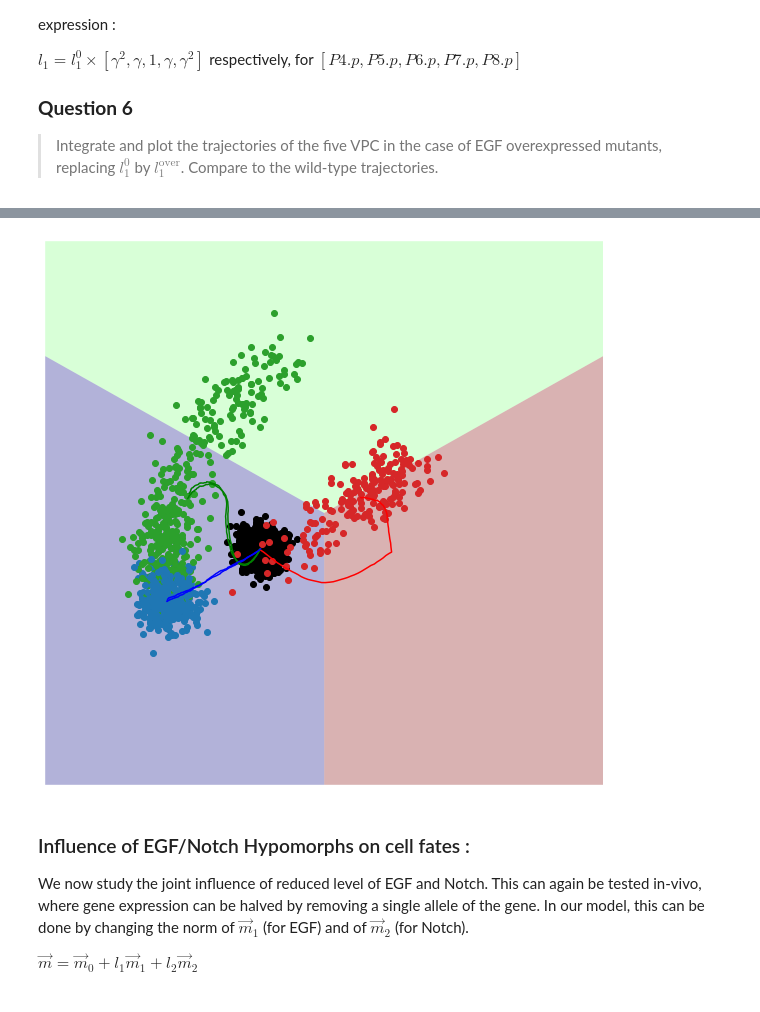
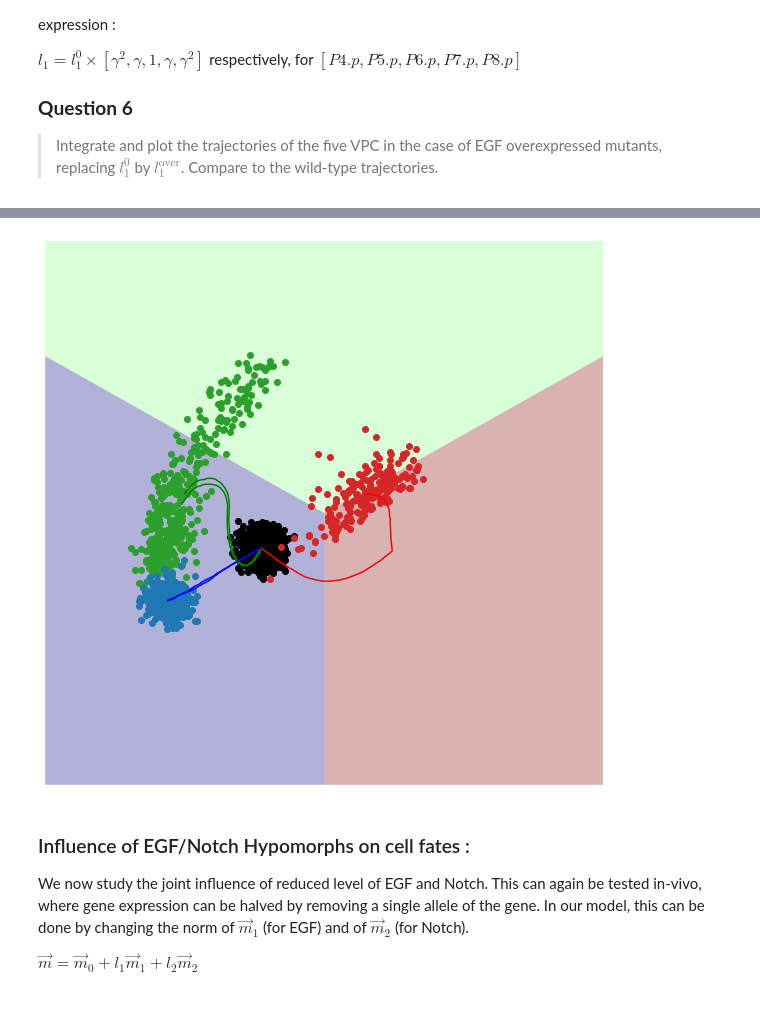
Before and after one commit to hturlier/M2ICFP, a Jupyter notebook: Ichbiah/TD_3-Differentiation/TD_3_Differentiation_correction.ipynb, the cells around one changed output, grey strips where cells are left out. Drawn from its saved outputs; the diff is of its cells as text; code cells hidden in the pictures.

```diff
--- a/Ichbiah/TD_3-Differentiation/TD_3_Differentiation_correction.ipynb
+++ b/Ichbiah/TD_3-Differentiation/TD_3_Differentiation_correction.ipynb
@@ -420,23 +420,23 @@ for i in tqdm(range(nit)):
         l2_p8 = alpha * L2(R8[n-1]) + L2(R7[n-1])
 
         sigma1 = sigmaonefunc(f(R4[n-1])+m0+m1*L1[0]+m2*l2_p4)
-        eta = np.random.normal(0,np.sqrt(4*D*dt),2)
+        eta = np.random.normal(0,np.sqrt(2*D*dt),2)
         R4[n]=R4[n-1]*(1-(dt/tau))+(dt/tau)*(sigma1) + eta
 
         sigma1 = sigmaonefunc(f(R5[n-1])+m0+m1*L1[1]+m2*l2_p5)
-        eta = np.random.normal(0,np.sqrt(4*D*dt),2)
+        eta = np.random.normal(0,np.sqrt(2*D*dt),2)
         R5[n]=R5[n-1]*(1-(dt/tau))+(dt/tau)*(sigma1) + eta
 
         sigma1 = sigmaonefunc(f(R6[n-1])+m0+m1*L1[2]+m2*l2_p6)
-        eta = np.random.normal(0,np.sqrt(4*D*dt),2)
+        eta = np.random.normal(0,np.sqrt(2*D*dt),2)
         R6[n]=R6[n-1]*(1-(dt/tau))+(dt/tau)*(sigma1) + eta
 
         sigma1 = sigmaonefunc(f(R7[n-1])+m0+m1*L1[3]+m2*l2_p7)
-        eta = np.random.normal(0,np.sqrt(4*D*dt),2)
+        eta = np.random.normal(0,np.sqrt(2*D*dt),2)
         R7[n]=R7[n-1]*(1-(dt/tau))+(dt/tau)*(sigma1) + eta
 
         sigma1 = sigmaonefunc(f(R8[n-1])+m0+m1*L1[4]+m2*l2_p8)
-        eta = np.random.normal(0,np.sqrt(4*D*dt),2)
+        eta = np.random.normal(0,np.sqrt(2*D*dt),2)
         R8[n]=R8[n-1]*(1-(dt/tau))+(dt/tau)*(sigma1) + eta
 
 
@@ -514,23 +514,23 @@ for i in tqdm(range(nit)):
         l2_p8 = alpha * L2(R8[n-1]) + L2(R7[n-1])
 
         sigma1 = sigmaonefunc(f(R4[n-1])+m0+m1*L1[0]+m2*l2_p4)
-        eta = np.random.normal(0,np.sqrt(4*D*dt),2)
+        eta = np.random.normal(0,np.sqrt(2*D*dt),2)
         R4[n]=R4[n-1]*(1-(dt/tau))+(dt/tau)*(sigma1) + eta
 
         sigma1 = sigmaonefunc(f(R5[n-1])+m0+m1*L1[1]+m2*l2_p5)
-        eta = np.random.normal(0,np.sqrt(4*D*dt),2)
+        eta = np.random.normal(0,np.sqrt(2*D*dt),2)
         R5[n]=R5[n-1]*(1-(dt/tau))+(dt/tau)*(sigma1) + eta
 
         sigma1 = sigmaonefunc(f(R6[n-1])+m0+m1*L1[2]+m2*l2_p6)
-        eta = np.random.normal(0,np.sqrt(4*D*dt),2)
+        eta = np.random.normal(0,np.sqrt(2*D*dt),2)
         R6[n]=R6[n-1]*(1-(dt/tau))+(dt/tau)*(sigma1) + eta
 
         sigma1 = sigmaonefunc(f(R7[n-1])+m0+m1*L1[3]+m2*l2_p7)
-        eta = np.random.normal(0,np.sqrt(4*D*dt),2)
+        eta = np.random.normal(0,np.sqrt(2*D*dt),2)
         R7[n]=R7[n-1]*(1-(dt/tau))+(dt/tau)*(sigma1) + eta
 
         sigma1 = sigmaonefunc(f(R8[n-1])+m0+m1*L1[4]+m2*l2_p8)
-        eta = np.random.normal(0,np.sqrt(4*D*dt),2)
+        eta = np.random.normal(0,np.sqrt(2*D*dt),2)
         R8[n]=R8[n-1]*(1-(dt/tau))+(dt/tau)*(sigma1) + eta
 
 
@@ -606,39 +606,39 @@ for i in tqdm(range(nit)):
         l2_p8 = alpha * L2(R8[n-1]) + L2(R7[n-1])
 
         sigma1 = sigmaonefunc(f(R4[n-1])+m0+m1*L1[0]+m2*l2_p4)
-        eta = np.random.normal(0,np.sqrt(4*D*dt),2)
+        eta = np.random.normal(0,np.sqrt(2*D*dt),2)
         R4[n]=R4[n-1]*(1-(dt/tau))+(dt/tau)*(sigma1) + eta
 
         sigma1 = sigmaonefunc(f(R5[n-1])+m0+m1*L1[1]+m2*l2_p5)
-        eta = np.random.normal(0,np.sqrt(4*D*dt),2)
+        eta = np.random.normal(0,np.sqrt(2*D*dt),2)
         R5[n]=R5[n-1]*(1-(dt/tau))+(dt/tau)*(sigma1) + eta
 
         sigma1 = sigmaonefunc(f(R6[n-1])+m0+m1*L1[2]+m2*l2_p6)
-        eta = np.random.normal(0,np.sqrt(4*D*dt),2)
+        eta = np.random.normal(0,np.sqrt(2*D*dt),2)
         R6[n]=R6[n-1]*(1-(dt/tau))+(dt/tau)*(sigma1) + eta
 
         sigma1 = sigmaonefunc(f(R7[n-1])+m0+m1*L1[3]+m2*l2_p7)
-        eta = np.random.normal(0,np.sqrt(4*D*dt),2)
+        eta = np.random.normal(0,np.sqrt(2*D*dt),2)
         R7[n]=R7[n-1]*(1-(dt/tau))+(dt/tau)*(sigma1) + eta
 
         sigma1 = sigmaonefunc(f(R8[n-1])+m0+m1*L1[4]+m2*l2_p8)
-        eta = np.random.normal(0,np.sqrt(4*D*dt),2)
+        eta = np.random.normal(0,np.sqrt(2*D*dt),2)
         R8[n]=R8[n-1]*(1-(dt/tau))+(dt/tau)*(sigma1) + eta
 
 
     Startpoints[i] = np.stack((R4[0],R5[0],R6[0],R7[0],R8[0]))
     Endpoints[i] = np.stack((R4[-1],R5[-1],R6[-1],R7[-1],R8[-1]))
     Trajectories[i] = np.stack((R4,R5,R6,R7,R8),axis=2).transpose(0,2,1)
 
 fig,ax = plot_voronoi_setup()
 plt.scatter(Startpoints[:,:,0],Startpoints[:,:,1],color = 'k')
 mean_traj = np.mean(Trajectories,axis=0)
 colors = ["blue","green","red","green","blue"]
 for i in range(5):
     plt.plot(mean_traj[:,i,0],mean_traj[:,i,1],color = colors[i])
     plt.scatter(Endpoints[:,i,0],Endpoints[:,i,1],color = "tab:"+colors[i])
 # %% [output]
-[figure, old version]
+[figure, new version]
 # %% [markdown]
 ### Influence of EGF/Notch Hypomorphs on cell fates :
 
```
Also changed, not shown: parts of 4 cells of this notebook.
